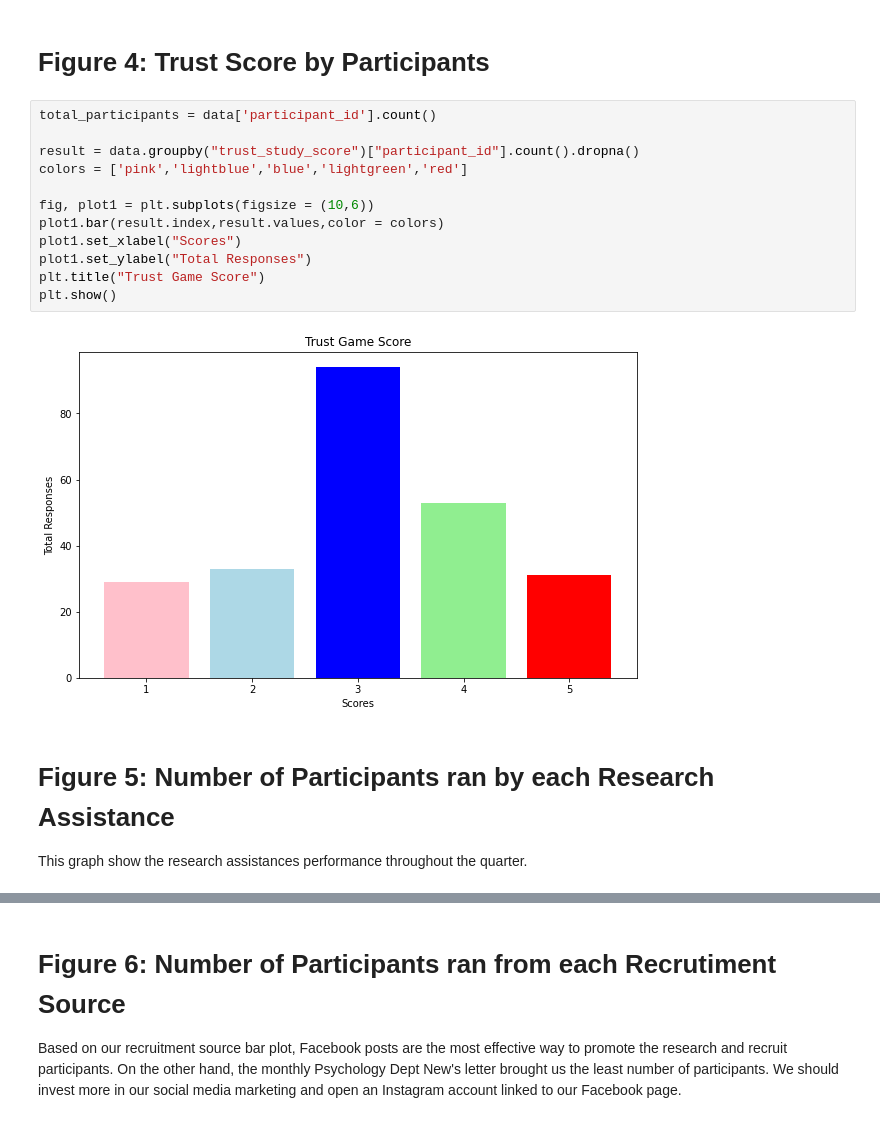
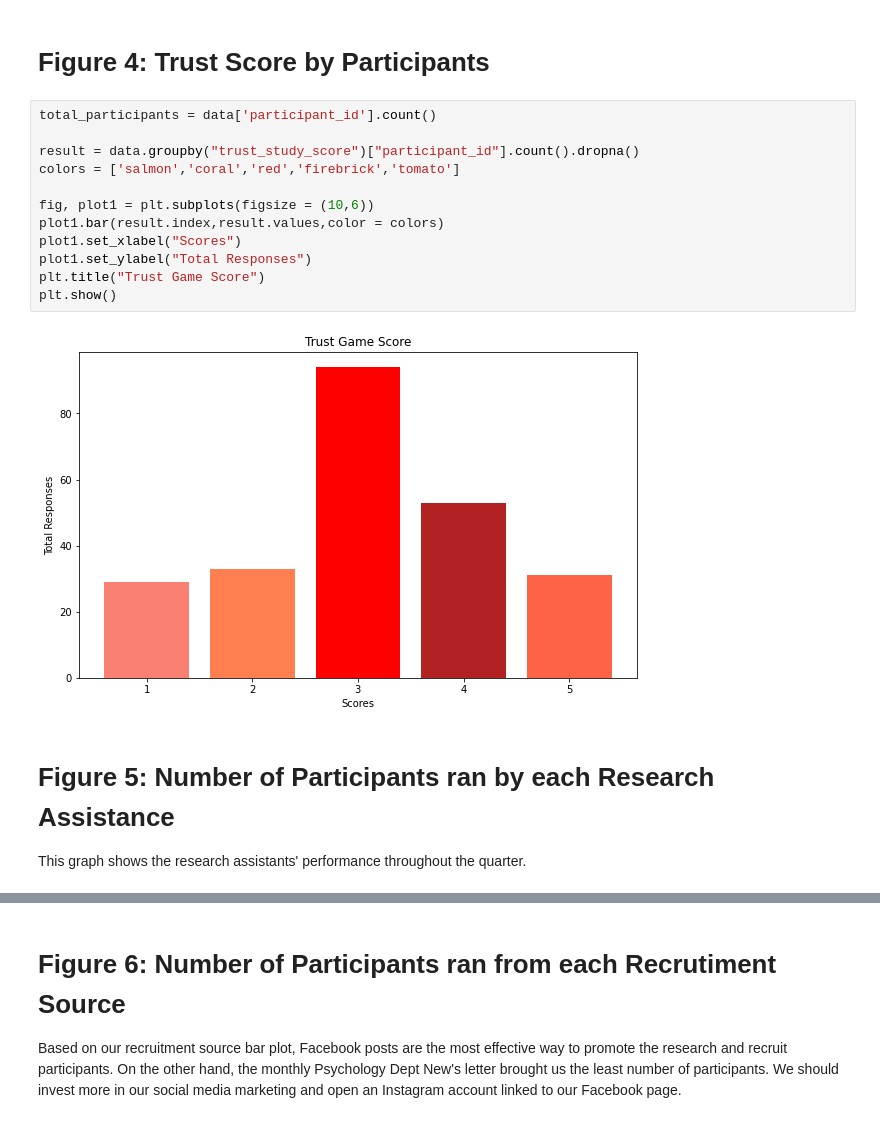
Before and after one commit to bydanielasodre/Project_COGS18_WI21, a Jupyter notebook: ProjectNotebook.ipynb, the cells around one changed output, grey strips where cells are left out. Saved outputs shown, nothing was run; the diff lists cells and outputs as text.

```diff
--- a/ProjectNotebook.ipynb
+++ b/ProjectNotebook.ipynb
@@ -114,20 +110,20 @@ plt.show()
 # %%
 total_participants = data['participant_id'].count()
 
 result = data.groupby("trust_study_score")["participant_id"].count().dropna()
-colors = ['pink','lightblue','blue','lightgreen','red']
+colors = ['salmon','coral','red','firebrick','tomato']
 
 fig, plot1 = plt.subplots(figsize = (10,6))
 plot1.bar(result.index,result.values,color = colors)
 plot1.set_xlabel("Scores")
 plot1.set_ylabel("Total Responses")
 plt.title("Trust Game Score")
 plt.show()
 # %% [output]
-[figure, old version]
+[figure, new version]
 # %% [markdown]
 # Figure 5: Number of Participants ran by each Research Assistance
-This graph show the research assistances performance throughout the quarter.
+This graph shows the research assistants' performance throughout the quarter.
 # %%
 result = data.groupby('experimenter_name')["participant_id"].count()
 vals = result.sort_values(ascending = False)
```
Also changed, not shown: parts of 8 cells of this notebook.
